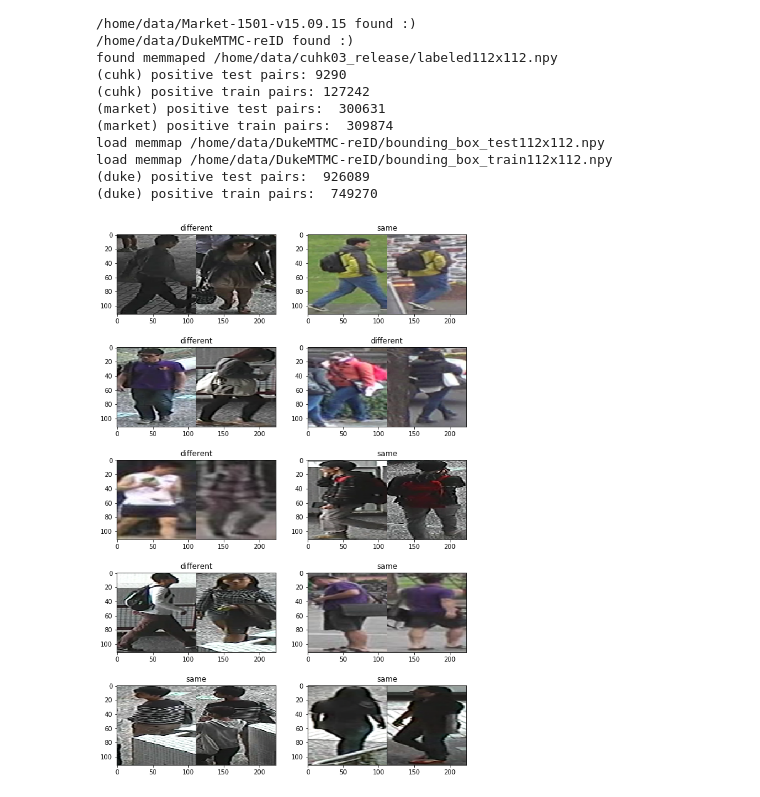
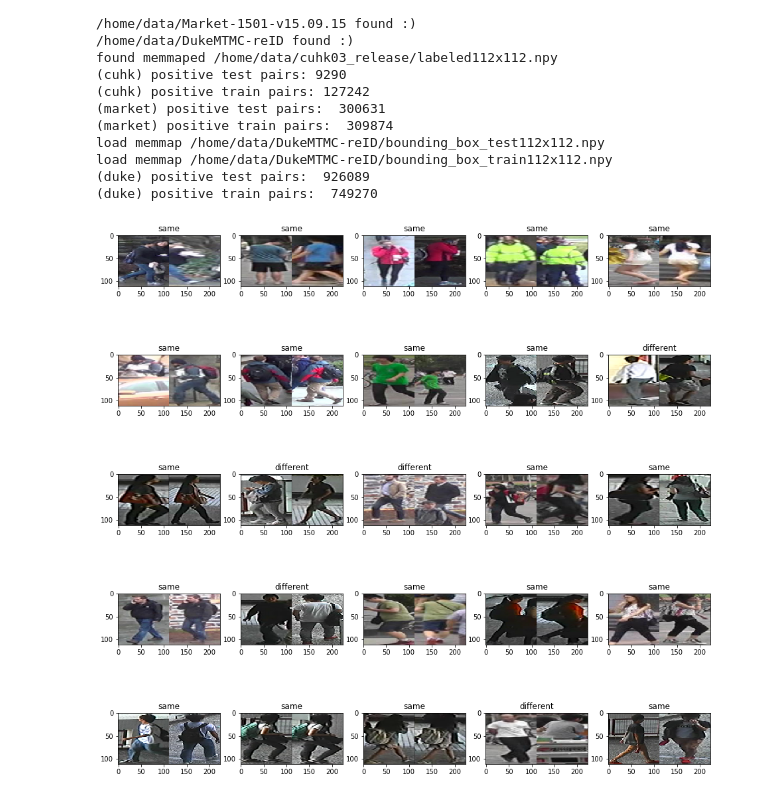
Before and after one commit to jutanke/cabbage, a Jupyter notebook: prototyping/Test_Data_Sampling.ipynb, the cells around one changed output. Drawn from its saved outputs; the diff is of its cells as text; code cells hidden in the pictures.

Commit message:
nicer plotting

```diff
--- a/prototyping/Test_Data_Sampling.ipynb
+++ b/prototyping/Test_Data_Sampling.ipynb
@@ -32,20 +32,20 @@ load memmap /home/data/DukeMTMC-reID/bounding_box_train112x112.npy
 # %%
 import numpy as np
 
-X, Y = sampler.get_train_batch(5, 5)
+X, Y = sampler.get_train_batch(20, 5)
 x = X[0]
 
-fig = plt.figure(figsize=(10,16))
+fig = plt.figure(figsize=(16,16))
 
 for i,(x,y) in enumerate(zip(X,Y)):
-    ax = fig.add_subplot(5,2,i+1)
+    ax = fig.add_subplot(5,5,i+1)
     txt = 'same' if y[0] == 1 else 'different'
     ax.set_title(txt)
     a = x[:,:,0:3]
     b = x[:,:,3:6]
     x = np.concatenate([a, b], axis=1)
     ax.imshow(x)
 
 plt.show()
 # %% [output]
-[figure, old version]
+[figure, new version]
```
